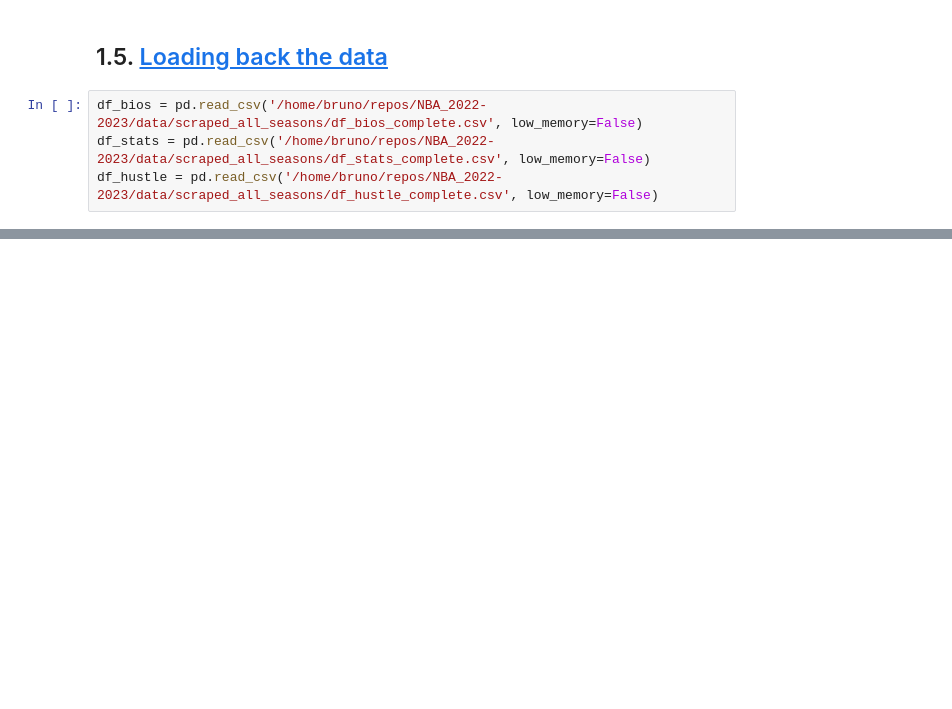
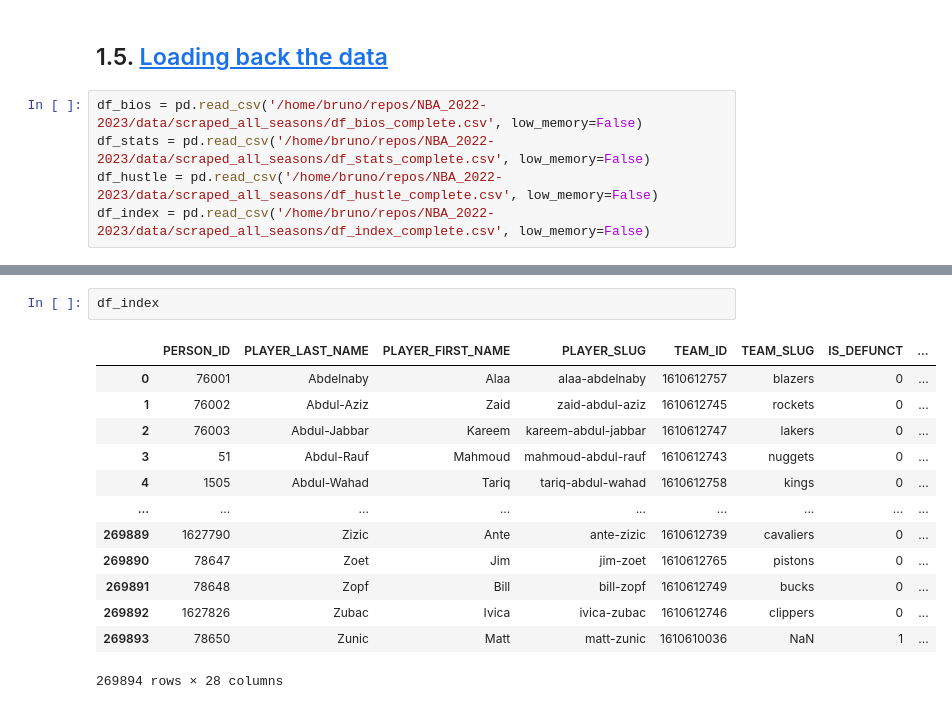
Before and after one commit to brunopiato/NBA_2022-2023, a Jupyter notebook: notebooks/NBA_web_scrapper.ipynb, the cells around one changed output, grey strips where cells are left out. Saved outputs shown, nothing was run; the diff lists cells and outputs as text; blank space fills up the shorter version.

Commit message:
scrapped data and initializing v.0.2

```diff
--- a/notebooks/NBA_web_scrapper.ipynb
+++ b/notebooks/NBA_web_scrapper.ipynb
@@ -293,5 +373,6 @@ df_hustle.to_csv('/home/bruno/repos/NBA_2022-2023/data/scraped_all_seasons/df_hu
 df_bios = pd.read_csv('/home/bruno/repos/NBA_2022-2023/data/scraped_all_seasons/df_bios_complete.csv', low_memory=False)
 df_stats = pd.read_csv('/home/bruno/repos/NBA_2022-2023/data/scraped_all_seasons/df_stats_complete.csv', low_memory=False)
 df_hustle = pd.read_csv('/home/bruno/repos/NBA_2022-2023/data/scraped_all_seasons/df_hustle_complete.csv', low_memory=False)
+df_index = pd.read_csv('/home/bruno/repos/NBA_2022-2023/data/scraped_all_seasons/df_index_complete.csv', low_memory=False)
 # %%
 df_bios
@@ -301,0 +425,16 @@ df_hustle
+# %%
+df_index
+# %% [output]
+|  | PERSON_ID | PLAYER_LAST_NAME | PLAYER_FIRST_NAME | PLAYER_SLUG | TEAM_ID | TEAM_SLUG | IS_DEFUNCT | ... |
+| 0 | 76001 | Abdelnaby | Alaa | alaa-abdelnaby | 1610612757 | blazers | 0 | ... |
+| 1 | 76002 | Abdul-Aziz | Zaid | zaid-abdul-aziz | 1610612745 | rockets | 0 | ... |
+| 2 | 76003 | Abdul-Jabbar | Kareem | kareem-abdul-jabbar | 1610612747 | lakers | 0 | ... |
+| 3 | 51 | Abdul-Rauf | Mahmoud | mahmoud-abdul-rauf | 1610612743 | nuggets | 0 | ... |
+| 4 | 1505 | Abdul-Wahad | Tariq | tariq-abdul-wahad | 1610612758 | kings | 0 | ... |
+| ... | ... | ... | ... | ... | ... | ... | ... | ... |
+| 269889 | 1627790 | Zizic | Ante | ante-zizic | 1610612739 | cavaliers | 0 | ... |
+| 269890 | 78647 | Zoet | Jim | jim-zoet | 1610612765 | pistons | 0 | ... |
+| 269891 | 78648 | Zopf | Bill | bill-zopf | 1610612749 | bucks | 0 | ... |
+| 269892 | 1627826 | Zubac | Ivica | ivica-zubac | 1610612746 | clippers | 0 | ... |
+| 269893 | 78650 | Zunic | Matt | matt-zunic | 1610610036 | NaN | 1 | ... |
+269894 rows × 28 columns
```
Also changed, not shown: parts of 13 cells of this notebook, 4 other files.
